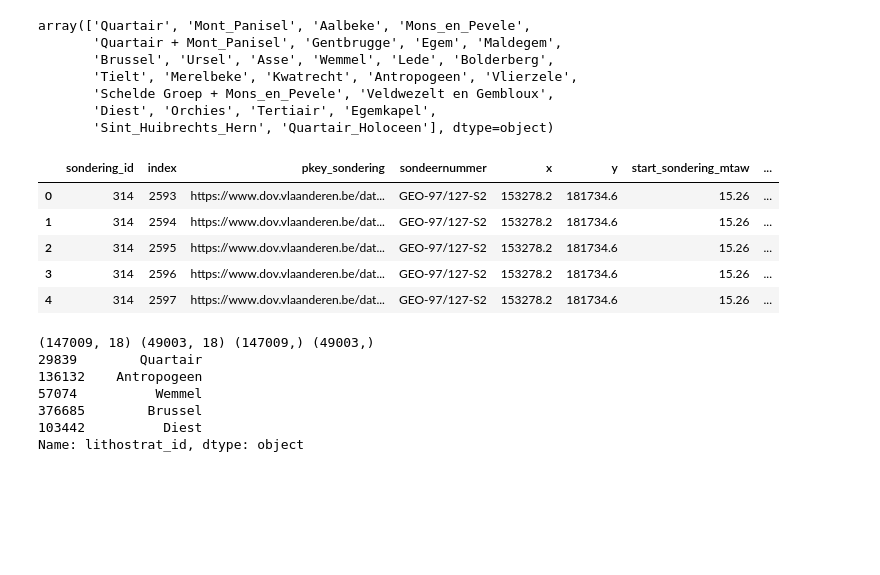
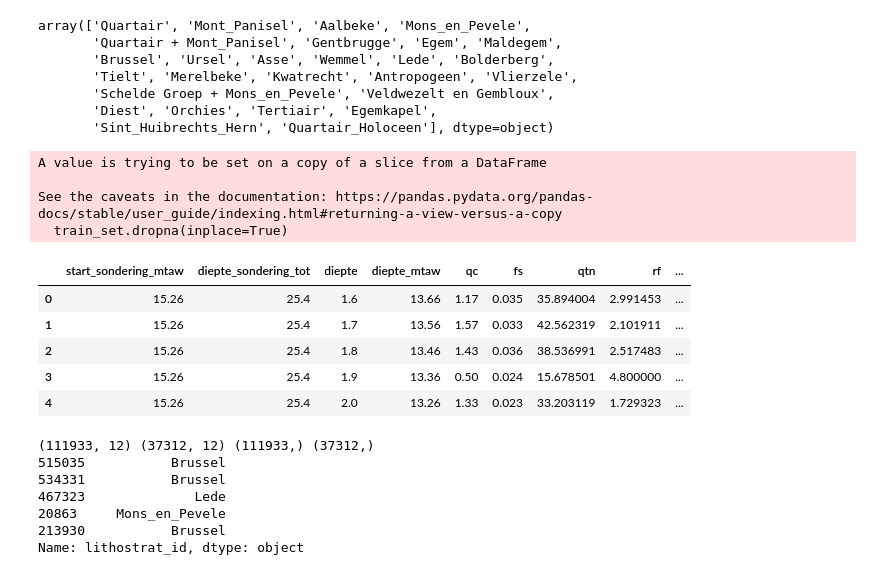
Before and after one commit to VoeP/CPT_usecase, a Jupyter notebook: modeling/EDA.ipynb, the cells around one changed output. Cells and saved outputs as stored; diff of their text form; code cells hidden in the pictures; blank space fills up the shorter version.

Commit message:
adding draft dashboard, fitting some easy models

```diff
--- a/modeling/EDA.ipynb
+++ b/modeling/EDA.ipynb
@@ -1,9 +1,19 @@
 # %%
+%load_ext autoreload
+%autoreload 2
 import pandas as pd
+import seaborn as sns
+import statsmodels.api as sm
 from sklearn.model_selection import train_test_split
-from paths_cpt import *
+from sklearn.linear_model import LogisticRegression
+import paths_cpt
+from sklearn.metrics import accuracy_score, classification_report, confusion_matrix, ConfusionMatrixDisplay, roc_auc_score, roc_curve, auc, RocCurveDisplay
+import os
 
-df = pd.read_parquet(PATH_TO_PARQUET)
+print(os.getcwd())
+seed = 22
+
+df = pd.read_parquet(paths_cpt.PATH_TO_PARQUET)
 print(df.shape)
 df.head()
 # %% [output]
@@ -44,25 +67,31 @@ array(['Quartair', 'Mont_Panisel', 'Aalbeke', 'Mons_en_Pevele',
        'Diest', 'Orchies', 'Tertiair', 'Egemkapel',
        'Sint_Huibrechts_Hern', 'Quartair_Holoceen'], dtype=object)
 # %%
+train_set.dropna(inplace=True)
 y = train_set.lithostrat_id
 X = train_set.drop(columns = ["lithostrat_id"])
+X.drop(columns=["pkey_sondering", "sondeernummer", "x", "y", "sondering_id", "index"], inplace=True)
 X.head()
 # %% [output]
+A value is trying to be set on a copy of a slice from a DataFrame
+
+See the caveats in the documentation: https://pandas.pydata.org/pandas-docs/stable/user_guide/indexing.html#returning-a-view-versus-a-copy
+  train_set.dropna(inplace=True)
-|  | sondering_id | index | pkey_sondering | sondeernummer | x | y | start_sondering_mtaw | ... |
-| 0 | 314 | 2593 | https://www.dov.vlaanderen.be/dat... | GEO-97/127-S2 | 153278.2 | 181734.6 | 15.26 | ... |
-| 1 | 314 | 2594 | https://www.dov.vlaanderen.be/dat... | GEO-97/127-S2 | 153278.2 | 181734.6 | 15.26 | ... |
-| 2 | 314 | 2595 | https://www.dov.vlaanderen.be/dat... | GEO-97/127-S2 | 153278.2 | 181734.6 | 15.26 | ... |
-| 3 | 314 | 2596 | https://www.dov.vlaanderen.be/dat... | GEO-97/127-S2 | 153278.2 | 181734.6 | 15.26 | ... |
-| 4 | 314 | 2597 | https://www.dov.vlaanderen.be/dat... | GEO-97/127-S2 | 153278.2 | 181734.6 | 15.26 | ... |
+|  | start_sondering_mtaw | diepte_sondering_tot | diepte | diepte_mtaw | qc | fs | qtn | rf | ... |
+| 0 | 15.26 | 25.4 | 1.6 | 13.66 | 1.17 | 0.035 | 35.894004 | 2.991453 | ... |
+| 1 | 15.26 | 25.4 | 1.7 | 13.56 | 1.57 | 0.033 | 42.562319 | 2.101911 | ... |
+| 2 | 15.26 | 25.4 | 1.8 | 13.46 | 1.43 | 0.036 | 38.536991 | 2.517483 | ... |
+| 3 | 15.26 | 25.4 | 1.9 | 13.36 | 0.50 | 0.024 | 15.678501 | 4.800000 | ... |
+| 4 | 15.26 | 25.4 | 2.0 | 13.26 | 1.33 | 0.023 | 33.203119 | 1.729323 | ... |
 # %%
-X_train, X_test, y_train, y_test = train_test_split(X, y)
+X_train, X_test, y_train, y_test = train_test_split(X, y, random_state=seed)
 print(X_train.shape, X_test.shape, y_train.shape, y_test.shape)
 print(y_test.head())
 # %% [output]
-(147009, 18) (49003, 18) (147009,) (49003,)
-29839        Quartair
-136132    Antropogeen
-57074          Wemmel
-376685        Brussel
-103442          Diest
+(111933, 12) (37312, 12) (111933,) (37312,)
+515035           Brussel
+534331           Brussel
+467323              Lede
+20863     Mons_en_Pevele
+213930           Brussel
 Name: lithostrat_id, dtype: object
```
Also changed, not shown: parts of 8 cells of this notebook, 4 other files.
